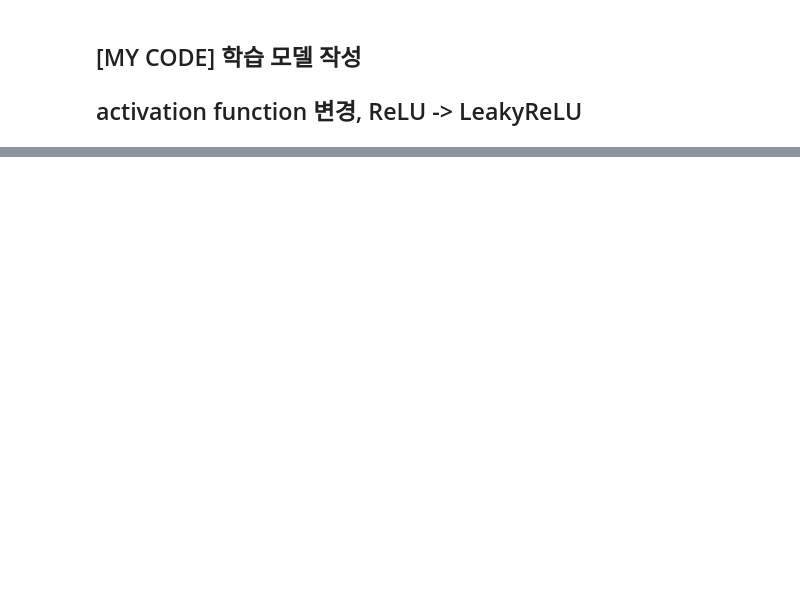
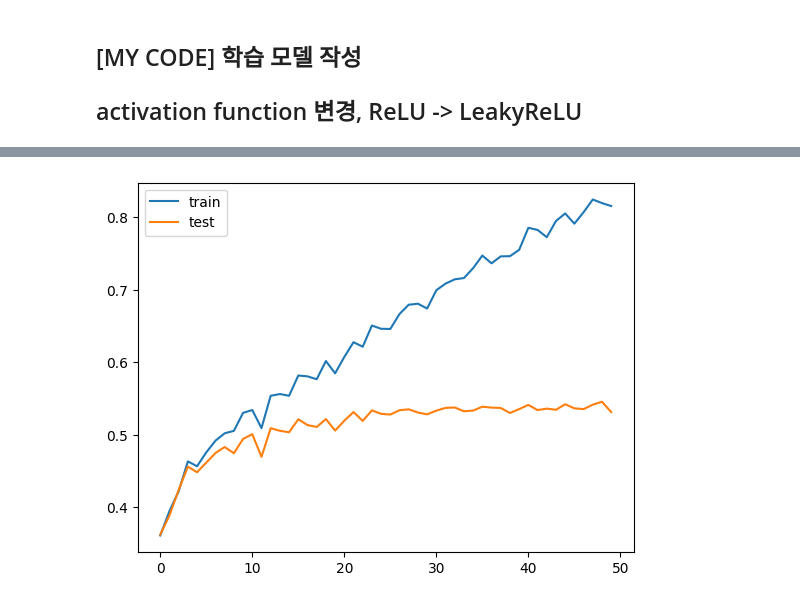
Before and after one commit to imstaHub/hanghae99, a Jupyter notebook: week1_advanced.ipynb, the cells around one changed output, grey strips where cells are left out. Cells and saved outputs as stored; diff of their text form; code cells hidden in the pictures; blank space fills up the shorter version.

```diff
--- a/week1_advanced.ipynb
+++ b/week1_advanced.ipynb
@@ -78,0 +378,37 @@ optimizer = SGD(model.parameters(), lr=lr)
+# %%
+import torch.nn.functional as F
+
+### model4, dropout
+model4 = Model_DO(32 * 32 * 3, 1024)
+model4 = model4.to('cuda')
+
+lr = 0.001
+optimizer_adam = Adam(model4.parameters(), lr=lr)
+
+n_epochs = 50
+
+train_accuracy_list = []
+test_accuracy_list = []
+
+for epoch in range(n_epochs):
+    total_loss = 0.
+    model4.train()
+    for data in trainloader:
+        model4.zero_grad()
+        inputs, labels = data
+        one_hot_labels = F.one_hot(labels, num_classes=10).type(torch.DoubleTensor)
+        inputs, one_hot_labels = inputs.to('cuda'), one_hot_labels.to('cuda')
+
+        preds = model4(inputs)
+        loss = nn.CrossEntropyLoss()(preds, one_hot_labels)
+        loss.backward()
+        optimizer_adam.step()
+
+        total_loss += loss.item()
+
+    train_accuracy = accuracy_no_grad(model4, trainloader, True)
+    test_accuracy = accuracy_no_grad(model4, testloader, True)
+    print(f"Epoch {epoch:3d} | Loss: {total_loss} | Acc: {train_accuracy}")
+
+    train_accuracy_list.append(train_accuracy)
+    test_accuracy_list.append(test_accuracy)
@@ -78,0 +433,4 @@ optimizer = SGD(model.parameters(), lr=lr)
+# %%
+plot_acc(train_accuracy_list, test_accuracy_list)
+# %% [output]
+[figure, added]
```
Also changed, not shown: parts of 26 cells of this notebook.
